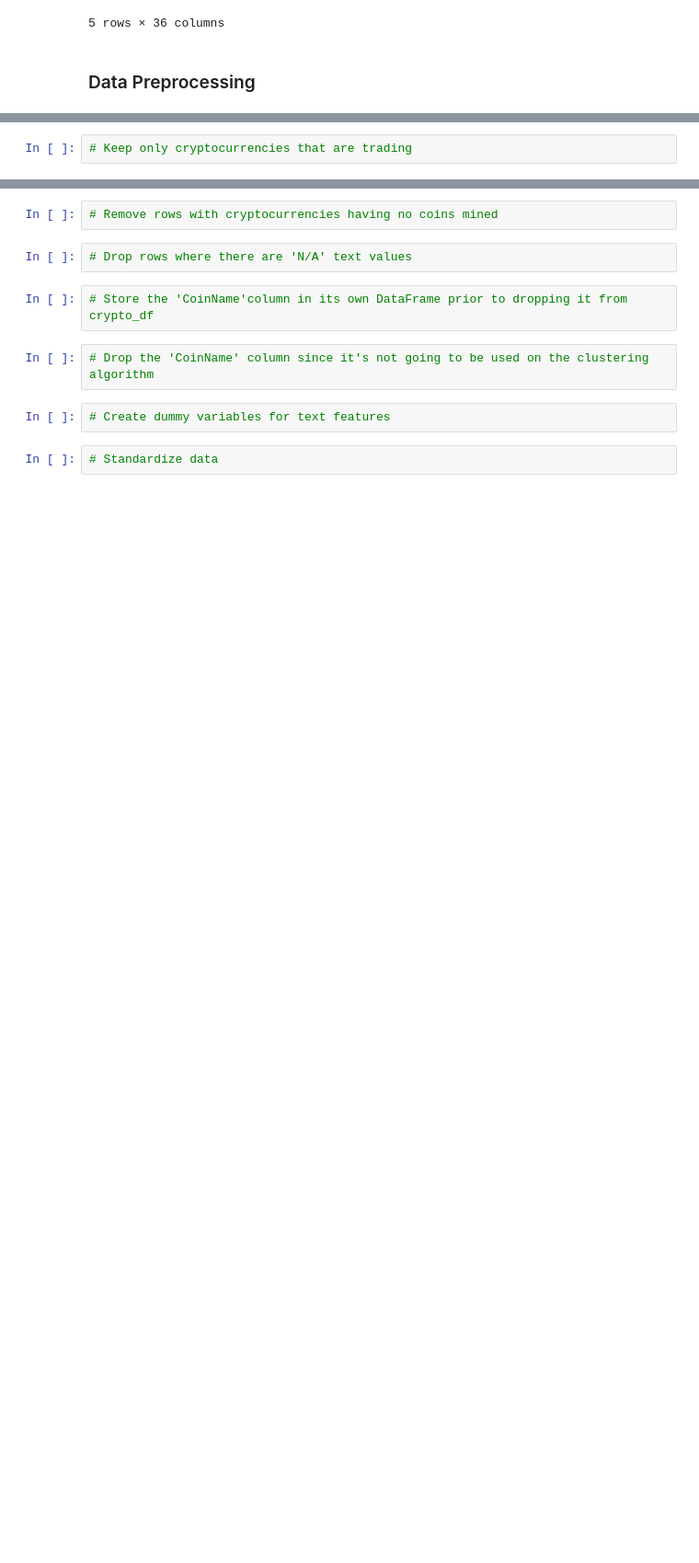
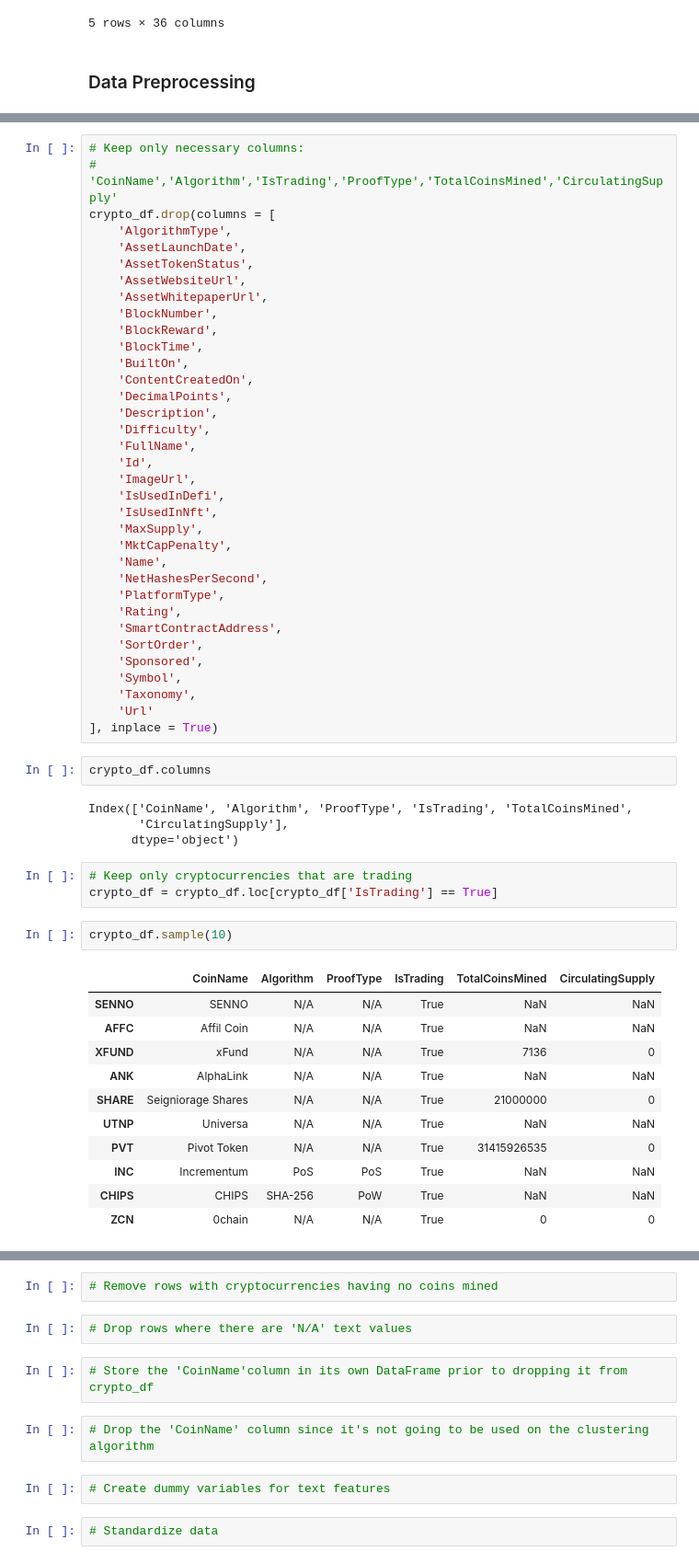
Before and after one commit to MatthewPuttroff/HWUnit13, a Jupyter notebook: Instructions/Starter_Files/crypto_clustering.ipynb, the cells around one changed output, grey strips where cells are left out. Shown at 92% size. Drawn from its saved outputs; the diff is of its cells as text; blank space fills up the shorter version.

```diff
--- a/Instructions/Starter_Files/crypto_clustering.ipynb
+++ b/Instructions/Starter_Files/crypto_clustering.ipynb
@@ -53,4 +62,60 @@ crypto_df.head()
+# %%
+# Keep only necessary columns:
+# 'CoinName','Algorithm','IsTrading','ProofType','TotalCoinsMined','CirculatingSupply'
+crypto_df.drop(columns = [
+    'AlgorithmType',
+    'AssetLaunchDate',
+    'AssetTokenStatus',
+    'AssetWebsiteUrl',
+    'AssetWhitepaperUrl',
+    'BlockNumber',
+    'BlockReward',
+    'BlockTime',
+    'BuiltOn',
+    'ContentCreatedOn',
+    'DecimalPoints',
+    'Description',
+    'Difficulty',
+    'FullName',
+    'Id',
+    'ImageUrl',
+    'IsUsedInDefi',
+    'IsUsedInNft',
+    'MaxSupply',
+    'MktCapPenalty',
+    'Name',
+    'NetHashesPerSecond',
+    'PlatformType',
+    'Rating',
+    'SmartContractAddress',
+    'SortOrder',
+    'Sponsored',
+    'Symbol',
+    'Taxonomy',
+    'Url'
+], inplace = True)
+# %%
+crypto_df.columns
+# %% [output]
+Index(['CoinName', 'Algorithm', 'ProofType', 'IsTrading', 'TotalCoinsMined',
+       'CirculatingSupply'],
+      dtype='object')
 # %%
 # Keep only cryptocurrencies that are trading
+crypto_df = crypto_df.loc[crypto_df['IsTrading'] == True]
+# %%
+crypto_df.sample(10)
+# %% [output]
+|  | CoinName | Algorithm | ProofType | IsTrading | TotalCoinsMined | CirculatingSupply |
+| SENNO | SENNO | N/A | N/A | True | NaN | NaN |
+| AFFC | Affil Coin | N/A | N/A | True | NaN | NaN |
+| XFUND | xFund | N/A | N/A | True | 7136 | 0 |
+| ANK | AlphaLink | N/A | N/A | True | NaN | NaN |
+| SHARE | Seigniorage Shares | N/A | N/A | True | 21000000 | 0 |
+| UTNP | Universa | N/A | N/A | True | NaN | NaN |
+| PVT | Pivot Token | N/A | N/A | True | 31415926535 | 0 |
+| INC | Incrementum | PoS | PoS | True | NaN | NaN |
+| CHIPS | CHIPS | SHA-256 | PoW | True | NaN | NaN |
+| ZCN | 0chain | N/A | N/A | True | 0 | 0 |
 # %%
 # Keep only cryptocurrencies with a working algorithm
```
Also changed, not shown: parts of 6 cells of this notebook.
